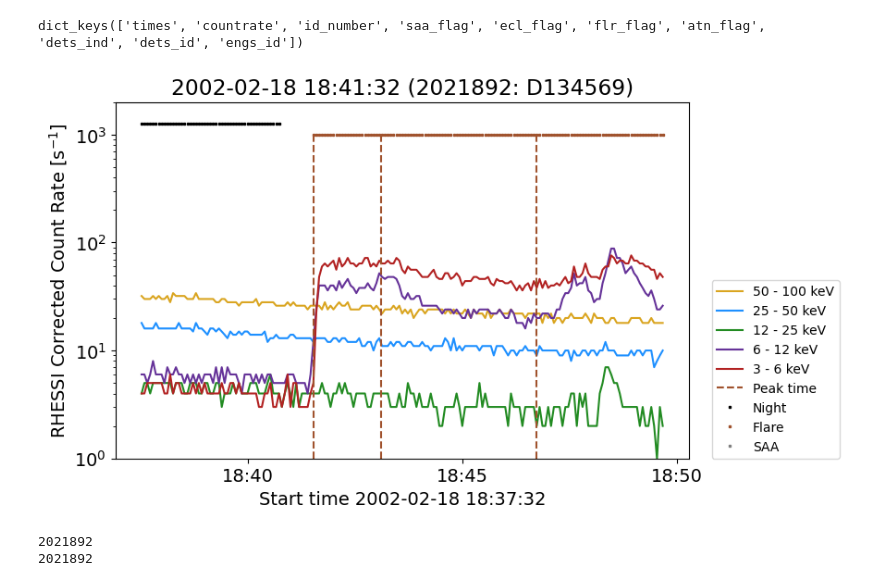
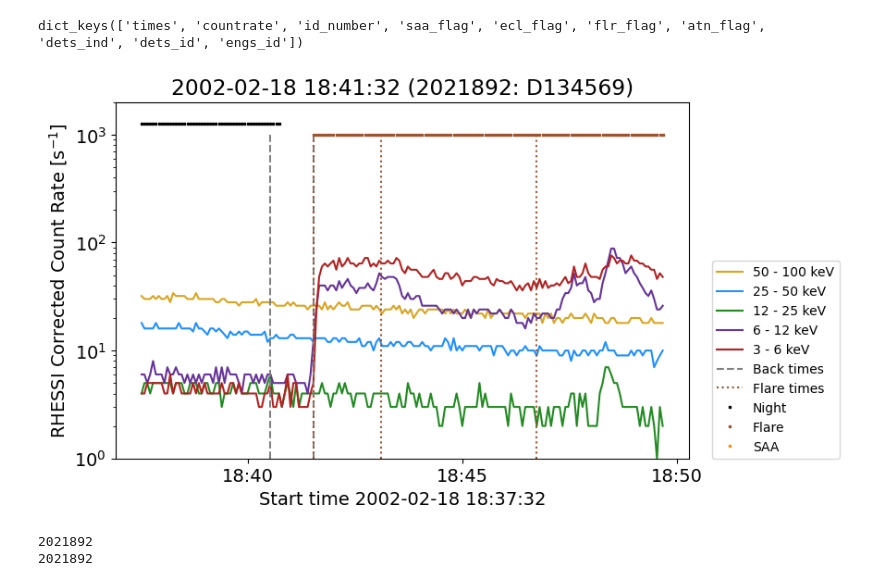
Before and after one commit to ianan/rhsi_flstat, a Jupyter notebook: rhsi_flstat_sumltc_plot.ipynb, the cells around one changed output. Cells and saved outputs as stored; diff of their text form; code cells hidden in the pictures.

```diff
--- a/rhsi_flstat_sumltc_plot.ipynb
+++ b/rhsi_flstat_sumltc_plot.ipynb
@@ -20,10 +20,11 @@ res=read_genx('bet_mfdata_a0gd.genx')
 res=res["SAVEGEN0"]
 # %%
 # which flare?
-fid=10
+fid=10# 10
 start_time=parse_time(res['START_TIME'][fid], format='utime')
 peak_time=parse_time(res['PEAK_TIME'][fid], format='utime')
 end_time=parse_time(res['END_TIME'][fid], format='utime')
+back_timer=parse_time(res['BK_TIMER'][fid], format='utime')
 # %%
 year=start_time.iso[:4]
 mnth=start_time.iso[5:7]
@@ -75,37 +76,39 @@ plt.plot_date(mtimes,sumdata['countrate'][:,4],'-',color='goldenrod',\
 plt.plot_date(mtimes,sumdata['countrate'][:,3],'-',color='dodgerblue',\
              label=sumdata['engs_id'][3].decode('utf-8'))
 plt.plot_date(mtimes,sumdata['countrate'][:,2],'-',color='forestgreen',\
              label=sumdata['engs_id'][2].decode('utf-8'))
 plt.plot_date(mtimes,sumdata['countrate'][:,1],'-',color='rebeccapurple',\
              label=sumdata['engs_id'][1].decode('utf-8'))
 plt.plot_date(mtimes,sumdata['countrate'][:,0],'-',color='firebrick',\
              label=sumdata['engs_id'][0].decode('utf-8'))
-# Plot the flare start, end and peak times
+# Plot the flare start, end and peak times and background times
+btims=[back_timer[0].datetime,back_timer[1].datetime]
+plt.vlines(btims,ylim[0],1e3,label='Back times',linestyle='dashed',color='grey')
 ftims=[start_time.datetime,peak_time.datetime,end_time.datetime]
-plt.vlines(ftims,ylim[0],1e3,label='Peak time',linestyle='dashed',color='sienna')
+plt.vlines(ftims,ylim[0],1e3,label='Flare times',linestyle='dotted',color='sienna')
 
 # Now only plot where the flag is == 1
 plt.plot_date(mtimes[sumdata['ecl_flag']==1],\
               sumdata['ecl_flag'][sumdata['ecl_flag']==1]*10**3.1,'s',color='black',\
              label='Night',markersize=2)
 plt.plot_date(mtimes[sumdata['flr_flag']==1],\
               sumdata['flr_flag'][sumdata['flr_flag']==1]*10**3.0,'s',color='sienna',\
              label='Flare',markersize=2)
 plt.plot_date(mtimes[sumdata['saa_flag']==1],\
-              sumdata['saa_flag'][sumdata['saa_flag']==1]*10**3.15,'s',color='grey',\
+              sumdata['saa_flag'][sumdata['saa_flag']==1]*10**3.15,'s',color='darkorange',\
              label='SAA',markersize=2)
 plt.title(start_time.iso[:19]+' ('+idnum+': D'+dets+')')
 plt.ylim(ylim)
 plt.yscale('log')
 plt.xlabel('Start time '+atimes[0].iso[:-4])
 plt.ylabel('RHESSI Corrected Count Rate [s$^{-1}$]')
 plt.legend(loc=(1.04,0), prop={'size': 10})
 # The following should give HH:MM for the axis formate
 myFmt = matplotlib.dates.DateFormatter('%H:%M')
 ax.xaxis.set_major_formatter(myFmt)
 fig.show()
 # %% [output]
-[figure, old version]
+[figure, new version]
 # %%
 # Double check the same event via their id numbers
 print(res["ID_NUM"][fid])
```
